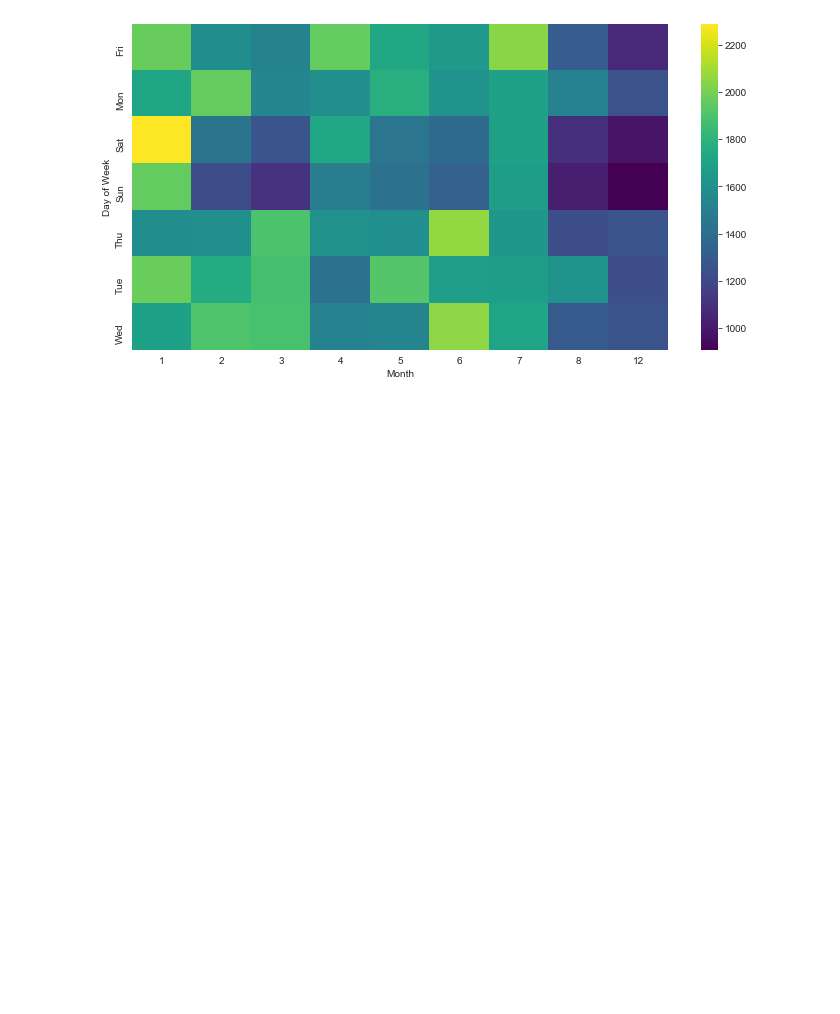
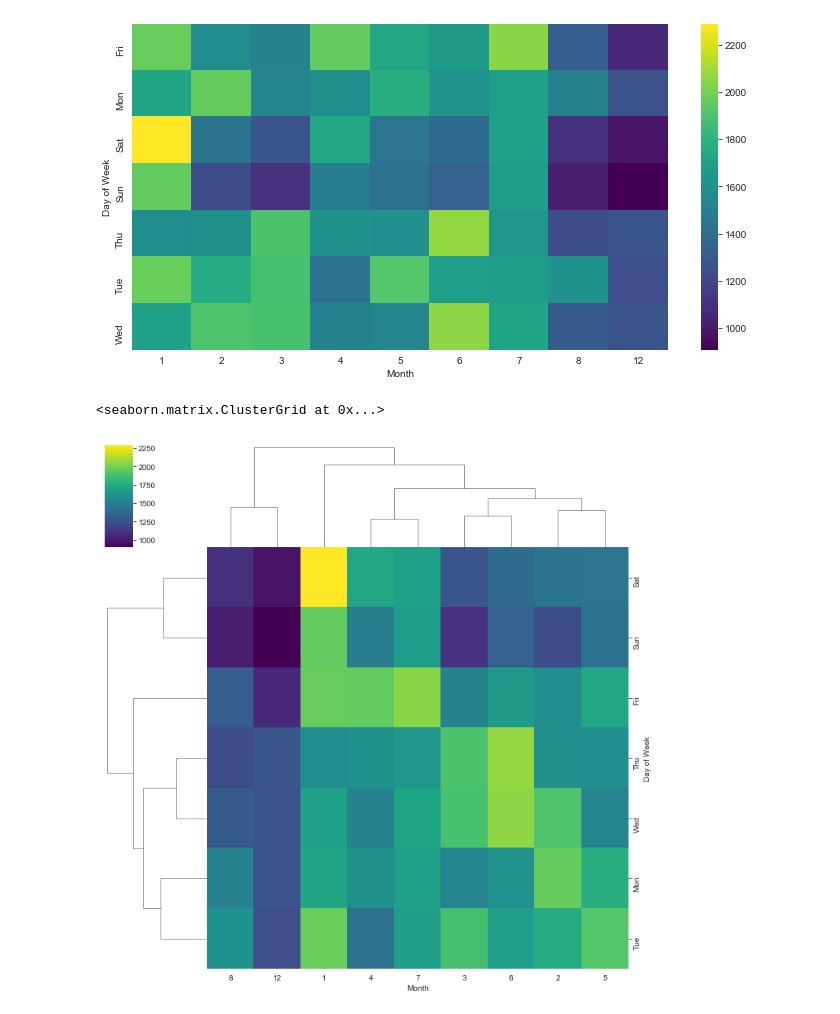
Before and after one commit to elsajun/Analyzing-911-Call-Project, a Jupyter notebook: 911 Calls Project.ipynb, the cells around one changed output. Drawn from its saved outputs; the diff is of its cells as text; code cells hidden in the pictures; blank space fills up the shorter version.

Commit message:
creating clustermap from the new dataframe

```diff
--- a/911 Calls Project.ipynb
+++ b/911 Calls Project.ipynb
@@ -255,3 +255,8 @@ sns.heatmap(dayMonth,cmap='viridis')
 # %% [output]
 <matplotlib.axes._subplots.AxesSubplot at 0x...>
 [figure]
+# %%
+sns.clustermap(dayMonth,cmap='viridis')
+# %% [output]
+<seaborn.matrix.ClusterGrid at 0x...>
+[figure, added]
```
Also changed, not shown: parts of 1 cell of this notebook.
